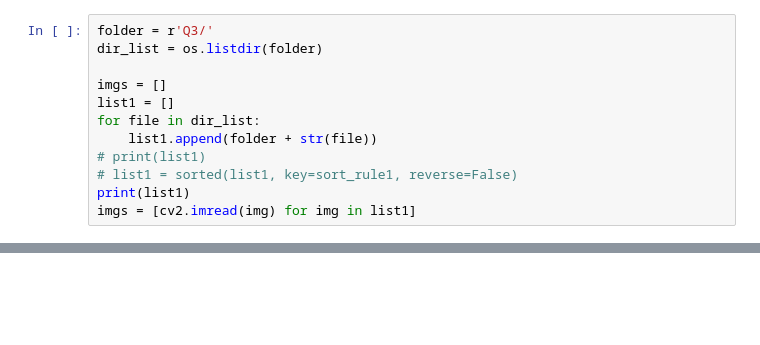
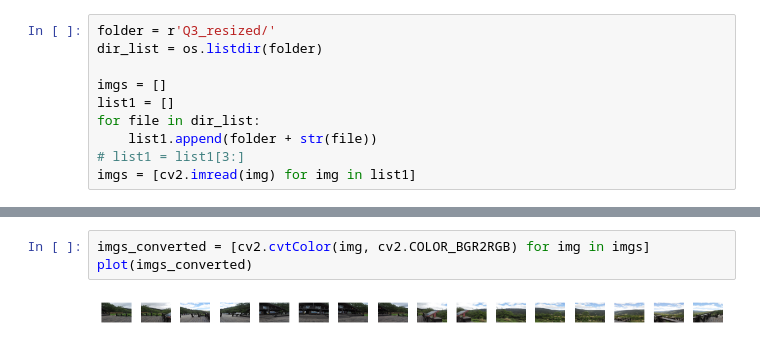
Before and after one commit to vabpf/cpv_with_huy, a Jupyter notebook: CuaHuy/stitching.ipynb, the cells around one changed output, grey strips where cells are left out. Drawn from its saved outputs; the diff is of its cells as text; blank space fills up the shorter version.

```diff
--- a/CuaHuy/stitching.ipynb
+++ b/CuaHuy/stitching.ipynb
@@ -11,12 +9,10 @@ stitcher = Stitcher(detector="sift", confidence_threshold=0.2)
 # %%
-folder = r'Q3/'
+folder = r'Q3_resized/'
 dir_list = os.listdir(folder)
 
 imgs = []
 list1 = []
 for file in dir_list:
     list1.append(folder + str(file))
-# print(list1)
-# list1 = sorted(list1, key=sort_rule1, reverse=False)
-print(list1)
+# list1 = list1[3:]
 imgs = [cv2.imread(img) for img in list1]
@@ -33,2 +30,7 @@ StitchingError: Camera parameters adjusting failed.
+# %%
+imgs_converted = [cv2.cvtColor(img, cv2.COLOR_BGR2RGB) for img in imgs]
+plot(imgs_converted)
+# %% [output]
+[figure, added]
 # %%
 display_images([panorama], ["Panorama"])
```
Also changed, not shown: parts of 6 cells of this notebook, 16 other files.
